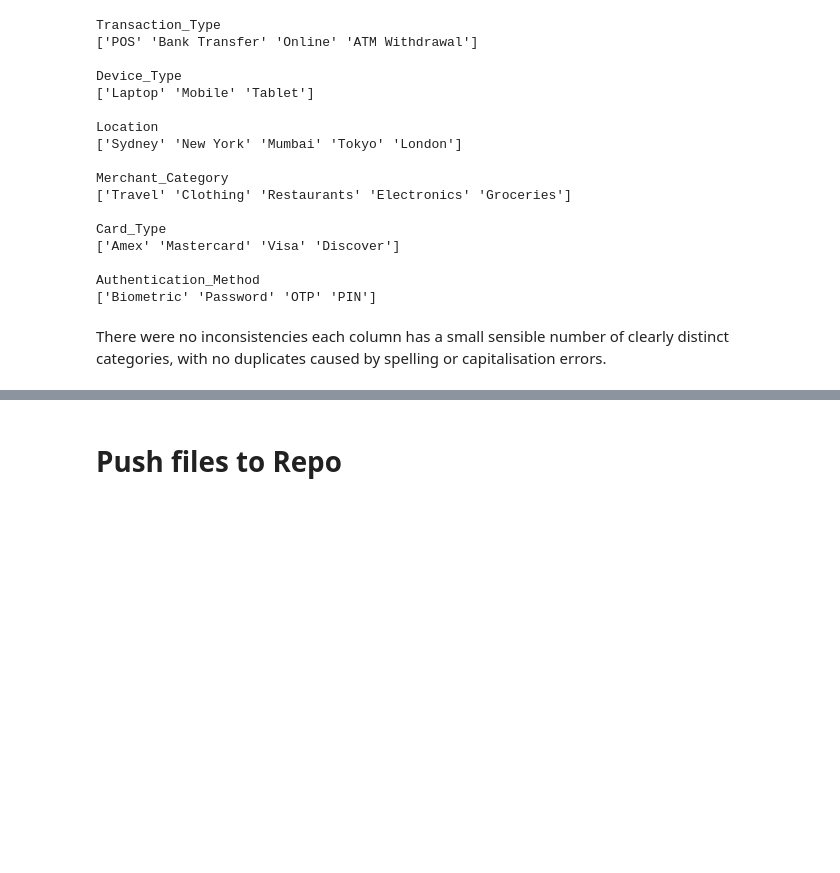
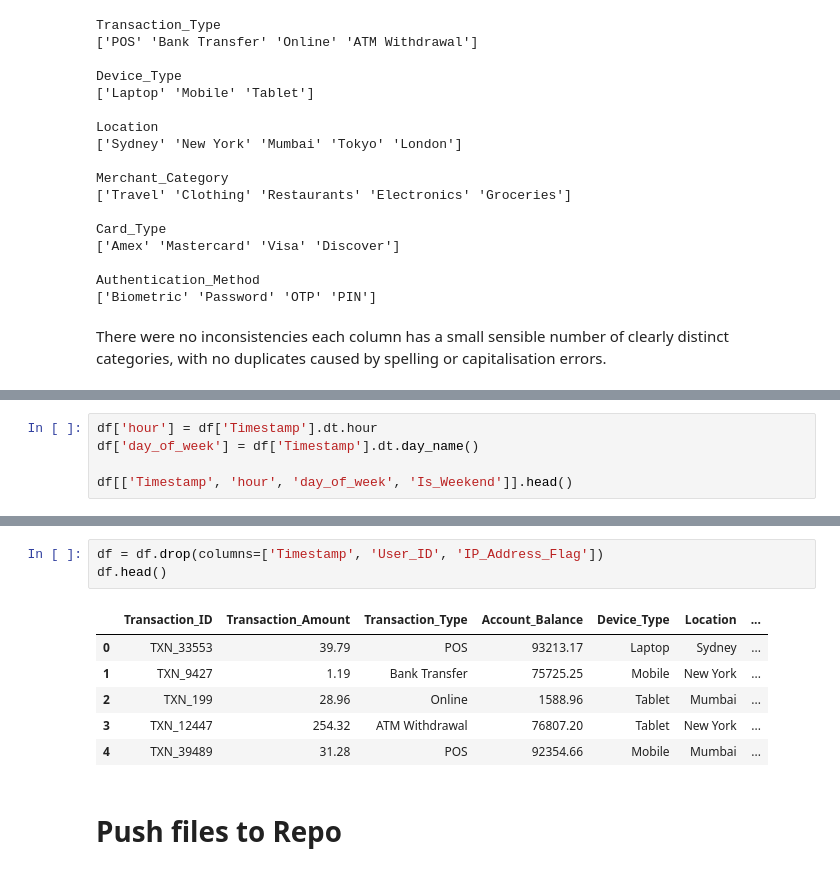
Before and after one commit to navmann99/Fraud-Analysis, a Jupyter notebook: jupyter_notebooks/01-ETL.ipynb, the cells around one changed output, grey strips where cells are left out. Drawn from its saved outputs; the diff is of its cells as text; blank space fills up the shorter version.

Commit message:
feature engineering and droped columns

```diff
--- a/jupyter_notebooks/01-ETL.ipynb
+++ b/jupyter_notebooks/01-ETL.ipynb
@@ -263,0 +268,5 @@ There were no inconsistencies each column has a small sensible number of clearly
+# %%
+df['hour'] = df['Timestamp'].dt.hour
+df['day_of_week'] = df['Timestamp'].dt.day_name()
+
+df[['Timestamp', 'hour', 'day_of_week', 'Is_Weekend']].head()
@@ -264,3 +284,13 @@ There were no inconsistencies each column has a small sensible number of clearly
+# %%
+df = df.drop(columns=['Timestamp', 'User_ID', 'IP_Address_Flag'])
+df.head()
+# %% [output]
+|  | Transaction_ID | Transaction_Amount | Transaction_Type | Account_Balance | Device_Type | Location | ... |
+| 0 | TXN_33553 | 39.79 | POS | 93213.17 | Laptop | Sydney | ... |
+| 1 | TXN_9427 | 1.19 | Bank Transfer | 75725.25 | Mobile | New York | ... |
+| 2 | TXN_199 | 28.96 | Online | 1588.96 | Tablet | Mumbai | ... |
+| 3 | TXN_12447 | 254.32 | ATM Withdrawal | 76807.20 | Tablet | New York | ... |
+| 4 | TXN_39489 | 31.28 | POS | 92354.66 | Mobile | Mumbai | ... |
 # %% [markdown]
 # Push files to Repo
 # %% [markdown]
```
Also changed, not shown: parts of 3 cells of this notebook.
